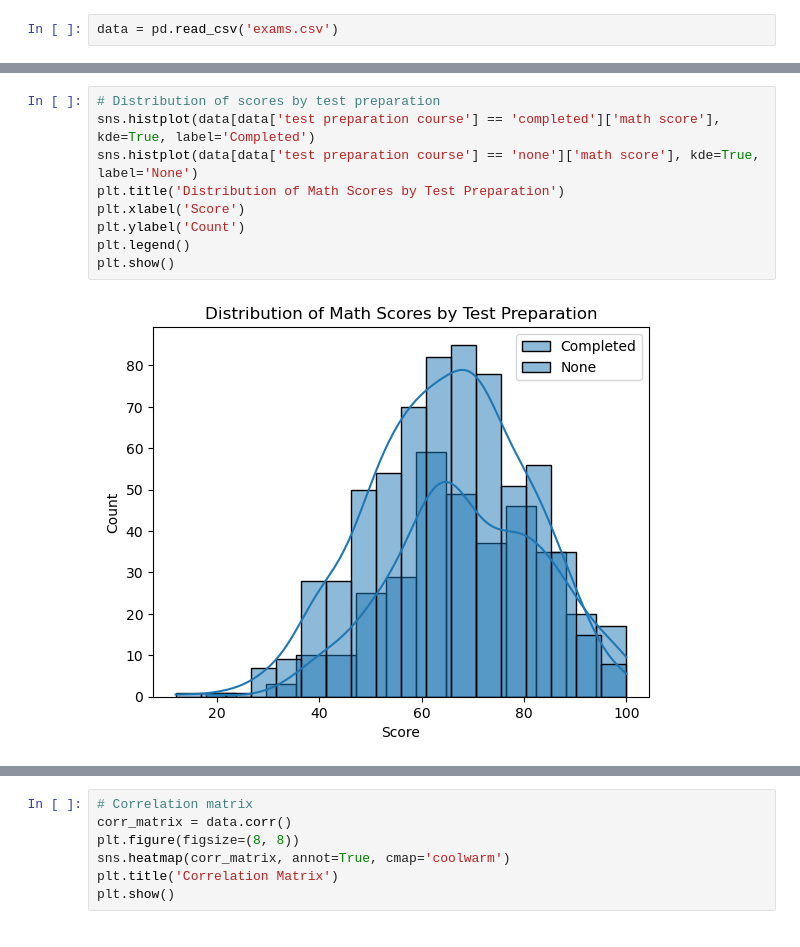
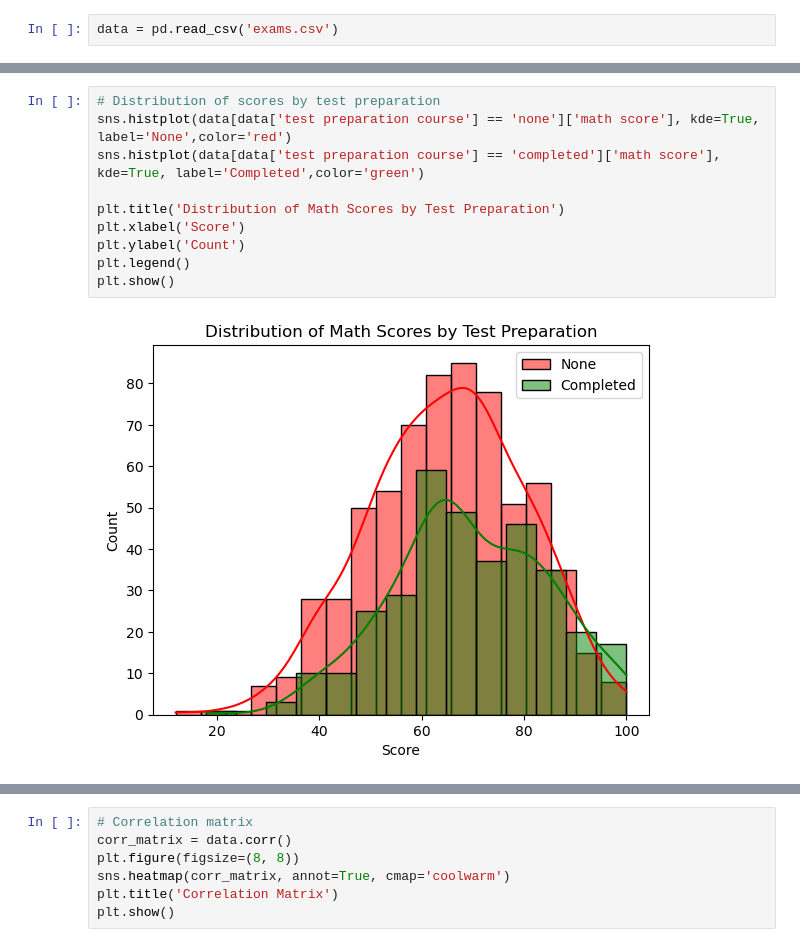
Before and after one commit to sahartvk/DataMining_Exam-Scores, a Jupyter notebook: project.ipynb, the cells around one changed output, grey strips where cells are left out. Cells and saved outputs as stored; diff of their text form.

```diff
--- a/project.ipynb
+++ b/project.ipynb
@@ -55,12 +117,13 @@ SyntaxError: EOL while scanning string literal (4020832540.py, line 6)
 # %%
 # Distribution of scores by test preparation
-sns.histplot(data[data['test preparation course'] == 'completed']['math score'], kde=True, label='Completed')
-sns.histplot(data[data['test preparation course'] == 'none']['math score'], kde=True, label='None')
+sns.histplot(data[data['test preparation course'] == 'none']['math score'], kde=True, label='None',color='red')
+sns.histplot(data[data['test preparation course'] == 'completed']['math score'], kde=True, label='Completed',color='green')
+
 plt.title('Distribution of Math Scores by Test Preparation')
 plt.xlabel('Score')
 plt.ylabel('Count')
 plt.legend()
 plt.show()
 # %% [output]
-[figure, old version]
+[figure, new version]
 # %%
```
Also changed, not shown: parts of 15 cells of this notebook.
